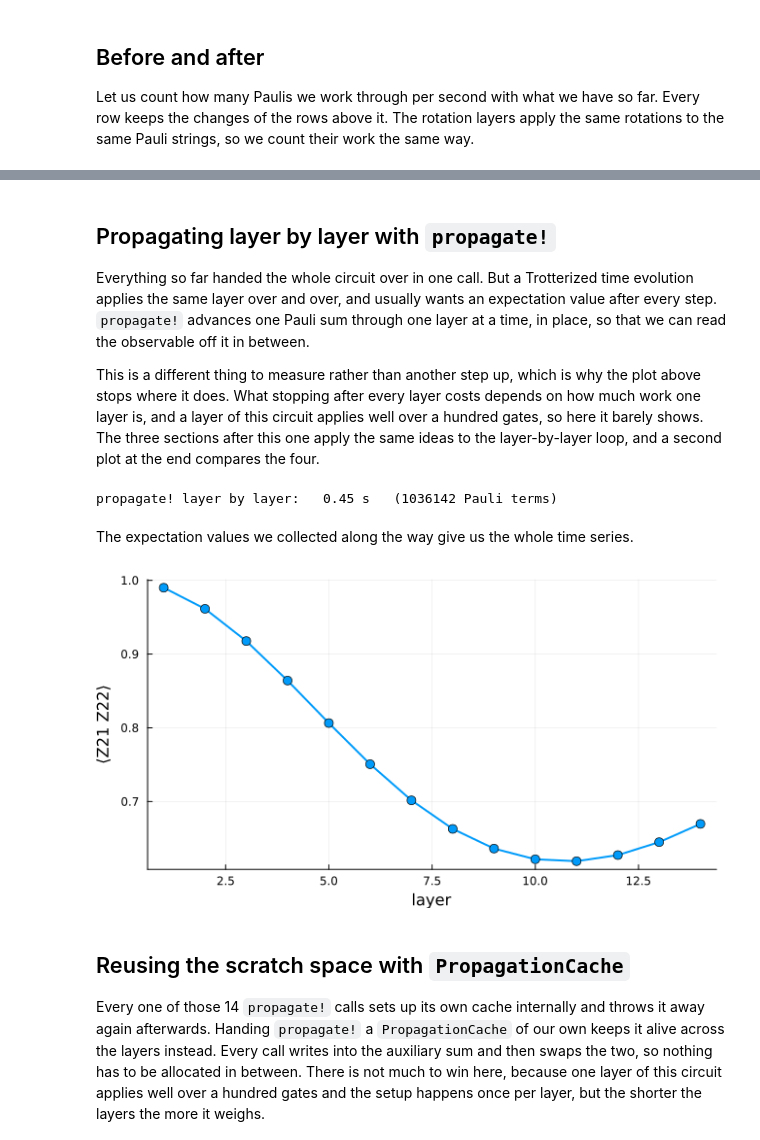
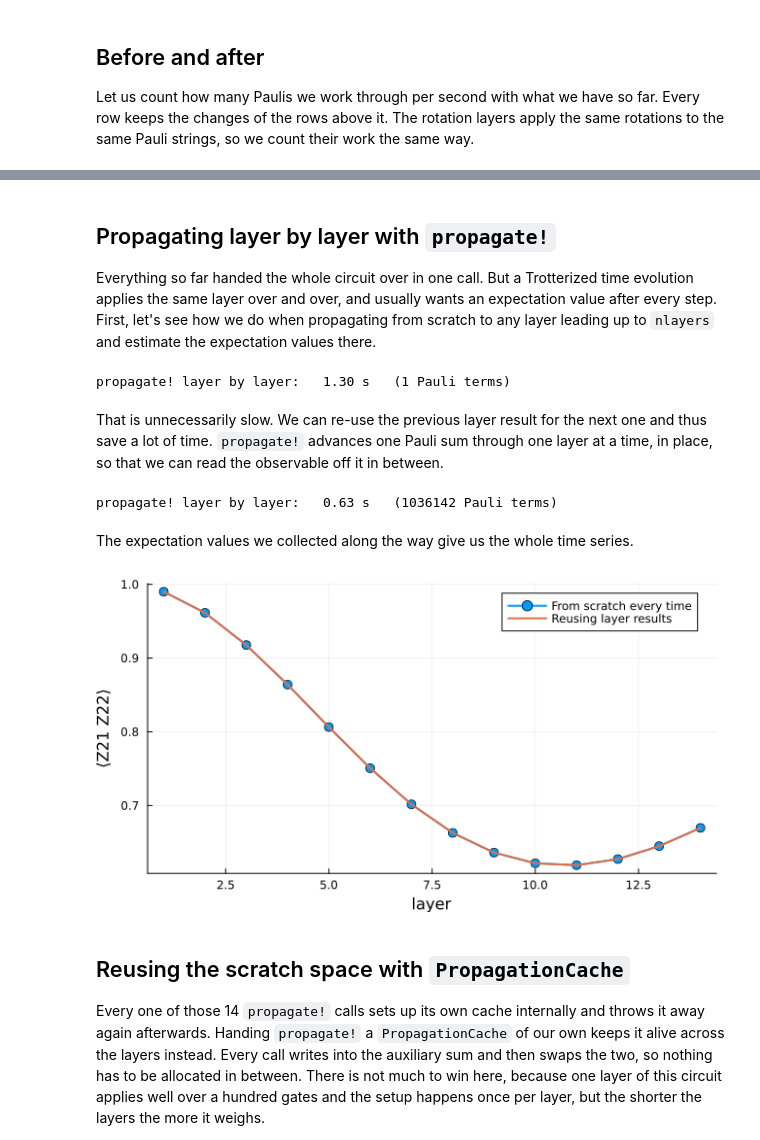
Before and after one commit to SparqleSim/PauliPropagation.jl, a Jupyter notebook: examples/advanced_performance.ipynb, the cells around one changed output, grey strips where cells are left out. Saved outputs shown, nothing was run; the diff lists cells and outputs as text; code cells hidden in the pictures.

```diff
--- a/examples/advanced_performance.ipynb
+++ b/examples/advanced_performance.ipynb
@@ -245,35 +240,60 @@ p
 # %% [markdown]
 ## Propagating layer by layer with `propagate!`
 
-Everything so far handed the whole circuit over in one call. But a Trotterized time evolution applies the same layer over and over, and usually wants an expectation value after every step. `propagate!` advances one Pauli sum through one layer at a time, in place, so that we can read the observable off it in between.
-
-This is a different thing to measure rather than another step up, which is why the plot above stops where it does. What stopping after every layer costs depends on how much work one layer is, and a layer of this circuit applies well over a hundred gates, so here it barely shows. The three sections after this one apply the same ideas to the layer-by-layer loop, and a second plot at the end compares the four.
+Everything so far handed the whole circuit over in one call. But a Trotterized time evolution applies the same layer over and over, and usually wants an expectation value after every step. First, let's see how we do when propagating from scratch to any layer leading up to `nlayers` and estimate the expectation values there.
+# %%
+psum = MultiPauliSum(VectorPauliSum(pstr))
+expectations_onebyone = Float64[]
+
+for l in 1:nlayers
+    circ = repeat(layer, l)
+    ths = repeat(thetas, l)
+    evolved_psum = propagate(circ, psum, ths; min_abs_coeff)
+    push!(expectations_onebyone, overlapwithzero(evolved_psum))
+end
+
+t_inplace = besttime() do
+    psum = MultiPauliSum(VectorPauliSum(pstr))
+    for l in 1:nlayers
+        circ = repeat(layer, l)
+        ths = repeat(thetas, l)
+        propagate(circ, psum, ths; min_abs_coeff)
+    end
+end
+
+@printf("propagate! layer by layer:  %5.2f s   (%d Pauli terms)\n", t_inplace, length(psum))
+# %% [output]
+propagate! layer by layer:   1.30 s   (1 Pauli terms)
+# %% [markdown]
+That is unnecessarily slow. We can re-use the previous layer result for the next one and thus save a lot of time. `propagate!` advances one Pauli sum through one layer at a time, in place, so that we can read the observable off it in between.
 # %%
-zone_msum = MultiPauliSum(VectorPauliSum(pstr))
+psum = MultiPauliSum(VectorPauliSum(pstr))
 expectations = Float64[]
 
 for l in 1:nlayers
-    Performance.propagate!(layer, zone_msum, thetas; min_abs_coeff)
-    push!(expectations, overlapwithzero(zone_msum))
+    # psum is evolved in-place
+    propagate!(layer, psum, thetas; min_abs_coeff)
+    push!(expectations, overlapwithzero(psum))
 end
 
 t_inplace = besttime() do
     msum = MultiPauliSum(VectorPauliSum(pstr))
     for l in 1:nlayers
-        Performance.propagate!(layer, msum, thetas; min_abs_coeff)
+        propagate!(layer, msum, thetas; min_abs_coeff)
     end
 end
 
-@printf("propagate! layer by layer:  %5.2f s   (%d Pauli terms)\n", t_inplace, length(zone_msum))
+@printf("propagate! layer by layer:  %5.2f s   (%d Pauli terms)\n", t_inplace, length(psum))
 # %% [output]
-propagate! layer by layer:   0.45 s   (1036142 Pauli terms)
+propagate! layer by layer:   0.63 s   (1036142 Pauli terms)
 # %% [markdown]
 The expectation values we collected along the way give us the whole time series.
 # %%
-plot(1:nlayers, expectations, xlabel="layer", ylabel="⟨Z21 Z22⟩", legend=false,
+plot(1:nlayers, expectations_onebyone, xlabel="layer", ylabel="⟨Z21 Z22⟩", label="From scratch every time",
     linewidth=2, marker=:circle, markersize=5, size=(650, 350))
+plot!(1:nlayers, expectations, label="Reusing layer results", lw=2)
 # %% [output]
-[figure, old version]
+[figure, new version]
 # %% [markdown]
 ## Reusing the scratch space with `PropagationCache`
 
```
Also changed, not shown: parts of 21 cells of this notebook, 4 other files.
